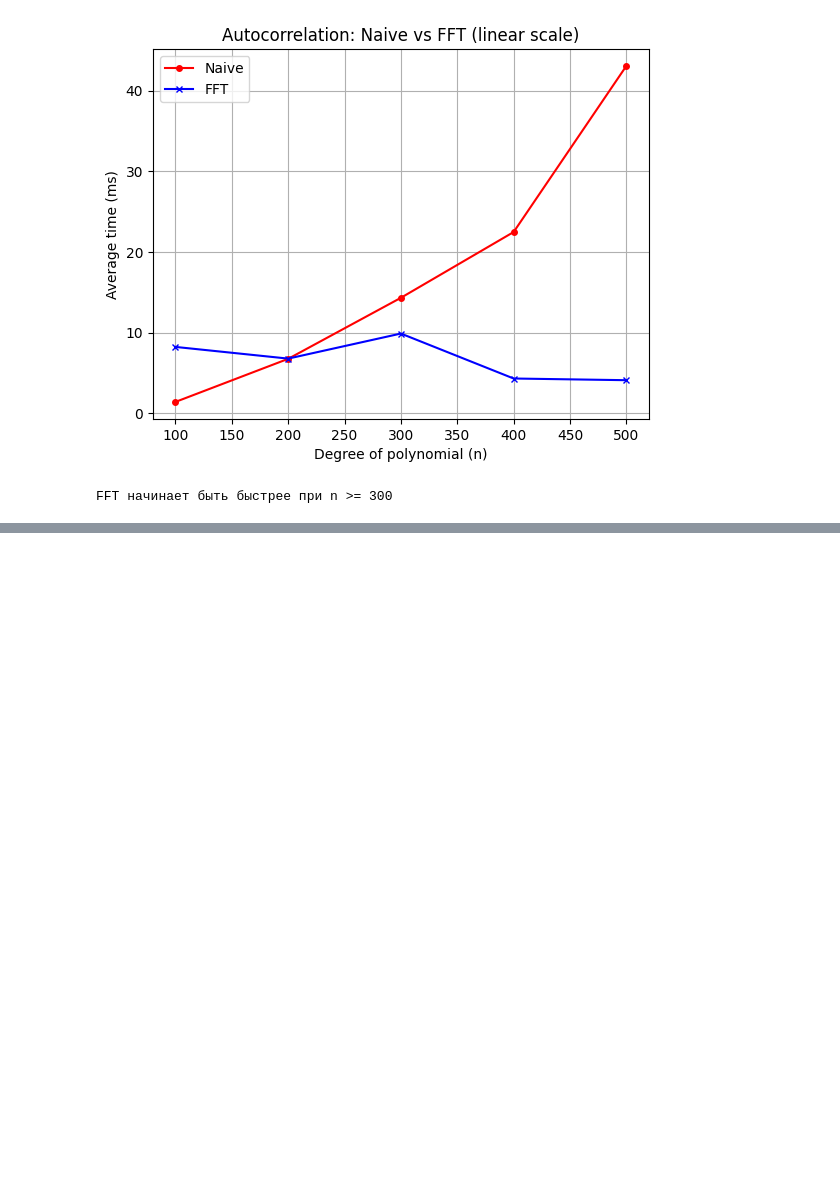
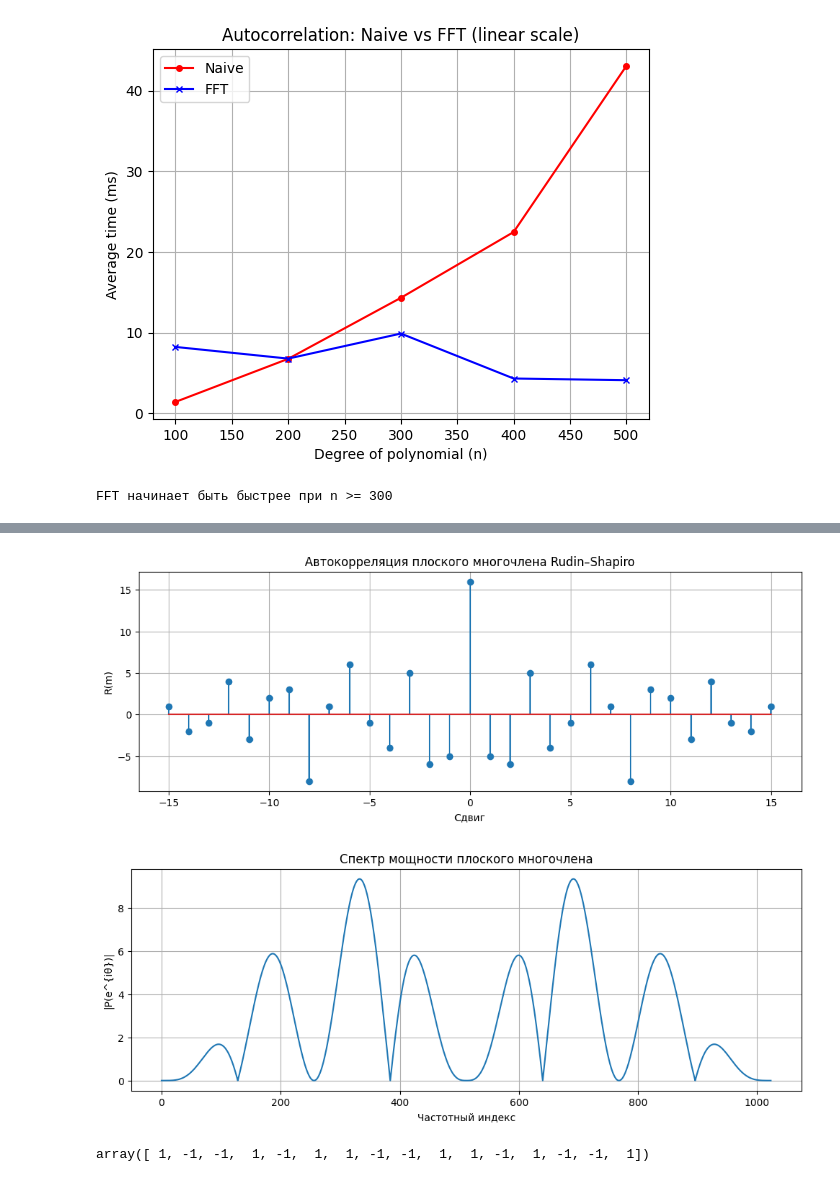
Before and after one commit to asardinka/Flat-Littlewood-polynomials, a Jupyter notebook: src/tests_analysis.ipynb, the cells around one changed output, grey strips where cells are left out. Drawn from its saved outputs; the diff is of its cells as text; code cells hidden in the pictures; blank space fills up the shorter version.

```diff
--- a/src/tests_analysis.ipynb
+++ b/src/tests_analysis.ipynb
@@ -47,0 +124,44 @@ FFT начинает быть быстрее при n >= 300
+# %%
+import numpy as np
+import matplotlib.pyplot as plt
+
+# Генерация Rudin-Shapiro до n=128 (степень 127)
+def rudin_shapiro(n):
+    seq = np.array([1], dtype=int)
+    while len(seq) < n+1:
+        seq = np.concatenate([seq, seq])  # удвоение
+        seq[len(seq)//2:] *= -1           # модификация
+    return seq[:n+1]
+
+n = 15
+coeffs = rudin_shapiro(n)
+
+# Автокорреляция
+autocorr = np.correlate(coeffs, coeffs, mode='full')
+lags = np.arange(-n, n+1)
+
+plt.figure(figsize=(12,4))
+plt.stem(lags, autocorr)
+plt.xlabel('Сдвиг')
+plt.ylabel('R(m)')
+plt.title('Автокорреляция плоского многочлена Rudin–Shapiro')
+plt.grid(True)
+plt.show()
+
+# Частотный спектр (через FFT)
+spectrum = np.fft.fft(coeffs, 1024)
+plt.figure(figsize=(12,4))
+plt.plot(np.abs(spectrum))
+plt.xlabel('Частотный индекс')
+plt.ylabel('|P(e^{iθ})|')
+plt.title('Спектр мощности плоского многочлена')
+plt.grid(True)
+plt.show()
+# %% [output]
+[figure, added]
+[figure, added]
+# %%
+coeffs
+1 1 1 -1 1 1 -1 1 1 1 1 -1 -1 -1 1 -1
+# %% [output]
+array([ 1, -1, -1,  1, -1,  1,  1, -1, -1,  1,  1, -1,  1, -1, -1,  1])
```
Also changed, not shown: parts of 2 cells of this notebook, 8 other files.
